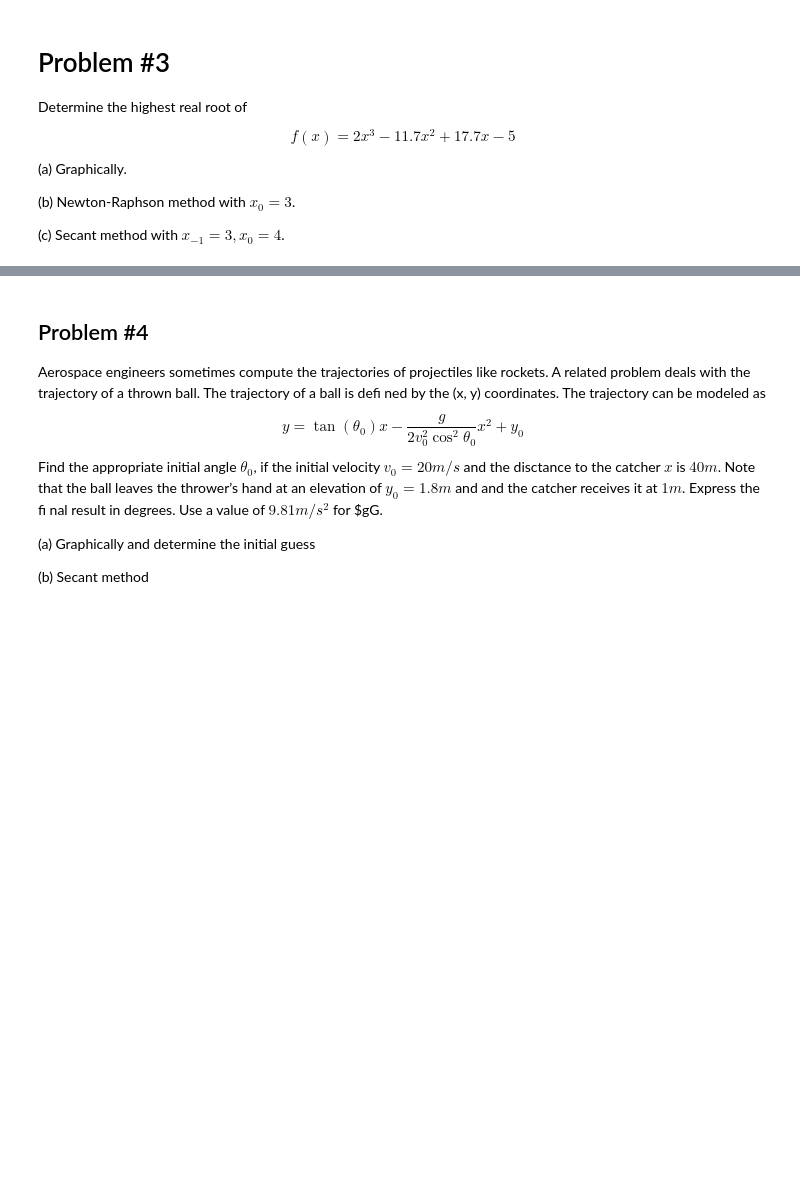
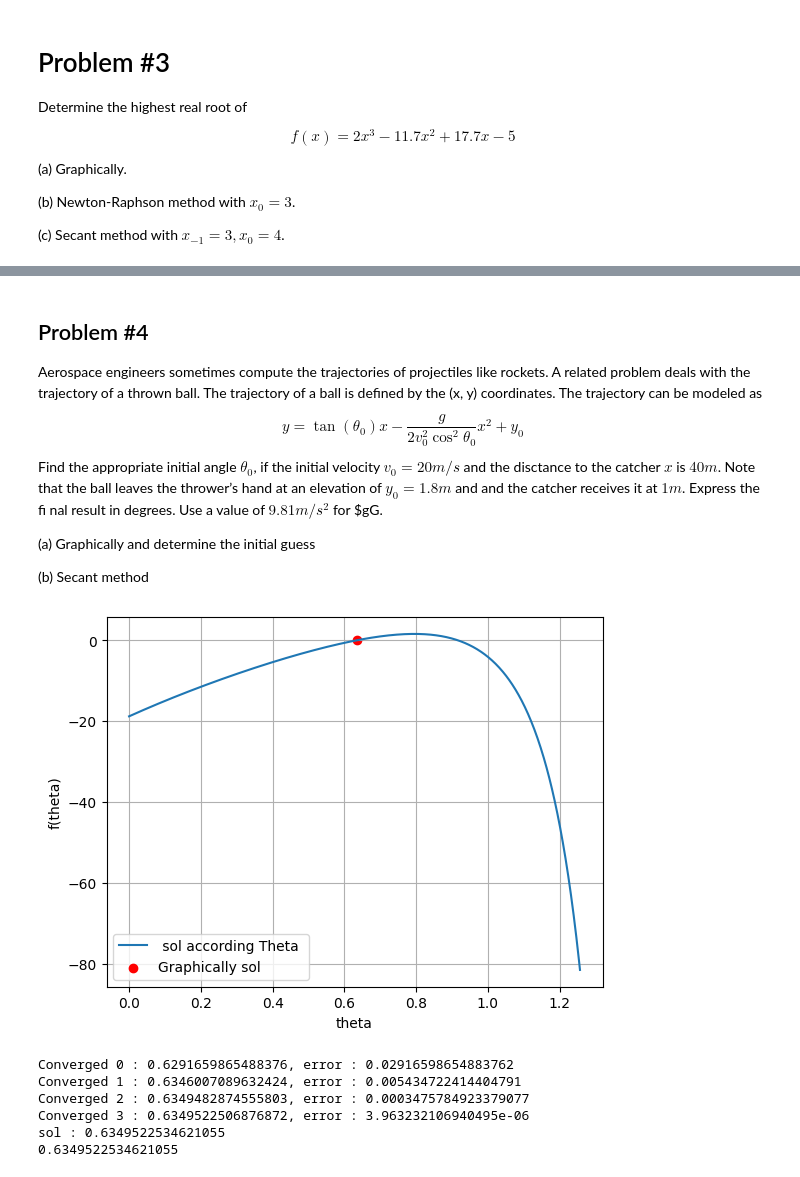
Before and after one commit to Donghoon-Y/inha, a Jupyter notebook: summer study/Assignment_03_Root_Finding2.ipynb, the cells around one changed output, grey strips where cells are left out. Drawn from its saved outputs; the diff is of its cells as text; code cells hidden in the pictures; blank space fills up the shorter version.

```diff
--- a/summer study/Assignment_03_Root_Finding2.ipynb
+++ b/summer study/Assignment_03_Root_Finding2.ipynb
@@ -85,7 +203,7 @@ raise NotImplementedError()
 # %% [markdown]
 ## Problem #4
 Aerospace engineers sometimes compute the trajectories of projectiles like rockets. A related problem deals with the trajectory of a
-thrown ball. The trajectory of a ball is defi ned by the (x, y) coordinates. The trajectory can be modeled as
+thrown ball. The trajectory of a ball is defined by the (x, y) coordinates. The trajectory can be modeled as
 $$
 y = \tan(\theta_0)x - \frac{g}{2v_0^2\cos^2\theta_0} x^2+y_0
 $$
@@ -96,12 +214,42 @@ Find the appropriate initial angle $\theta_0$, if the initial velocity $v_0=20m/
 (b) Secant method
 # %%
 # YOUR CODE HERE
-raise NotImplementedError()
+# a
+v0 = 20 #m/s
+x = 40 #m
+y0 = 1.8 #m
+y = 1 #m
+g = 9.81 #m/s^2
+
+f = lambda theta : np.tan(theta)*x - (g*x**2)/(2*v0**2*np.cos(theta)**2) + (y0 - y)
+
+theta_interval = np.linspace(0, np.pi/2.5, 1000)
+
+plt.plot(theta_interval, f(theta_interval), label =" sol according Theta ")
+plt.scatter(0.634947693743998, f(0.634947693743998), label ="Graphically sol", color = 'r')
+plt.xlabel("theta")
+plt.ylabel('f(theta)')
+plt.legend()
+plt.grid(True)
+plt.show()
+# %% [output]
+[figure, added]
 # %%
 # Write your answers (b)
 # Save the result in ans_b
 
 # YOUR CODE HERE
-raise NotImplementedError()
+# 초기값을 0.6로 가정하고 구한다.
+fp = lambda theta: x * (1 / np.cos(theta))**2 + (g * x**2 * np.sin(theta)) / (v0**2 * np.cos(theta)**3)
+
+ans_b = secant(f,0.5, 0.6)
+print(ans_b)
+# %% [output]
+Converged 0 : 0.6291659865488376, error : 0.02916598654883762
+Converged 1 : 0.6346007089632424, error : 0.005434722414404791
+Converged 2 : 0.6349482874555803, error : 0.0003475784923379077
+Converged 3 : 0.6349522506876872, error : 3.963232106940495e-06
+sol : 0.6349522534621055
+0.6349522534621055
 # %%
 # Do not remove!!!
```
Also changed, not shown: parts of 7 cells of this notebook.
